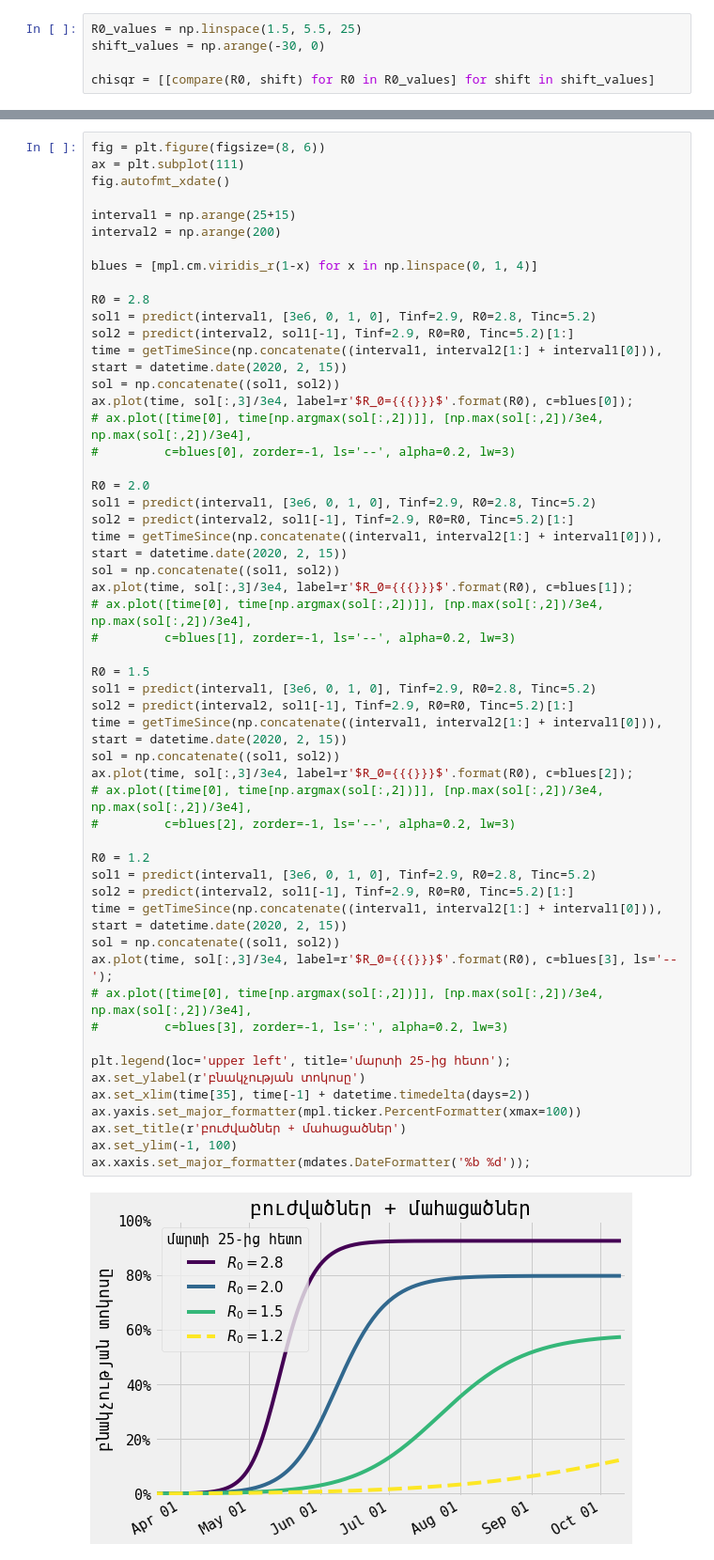
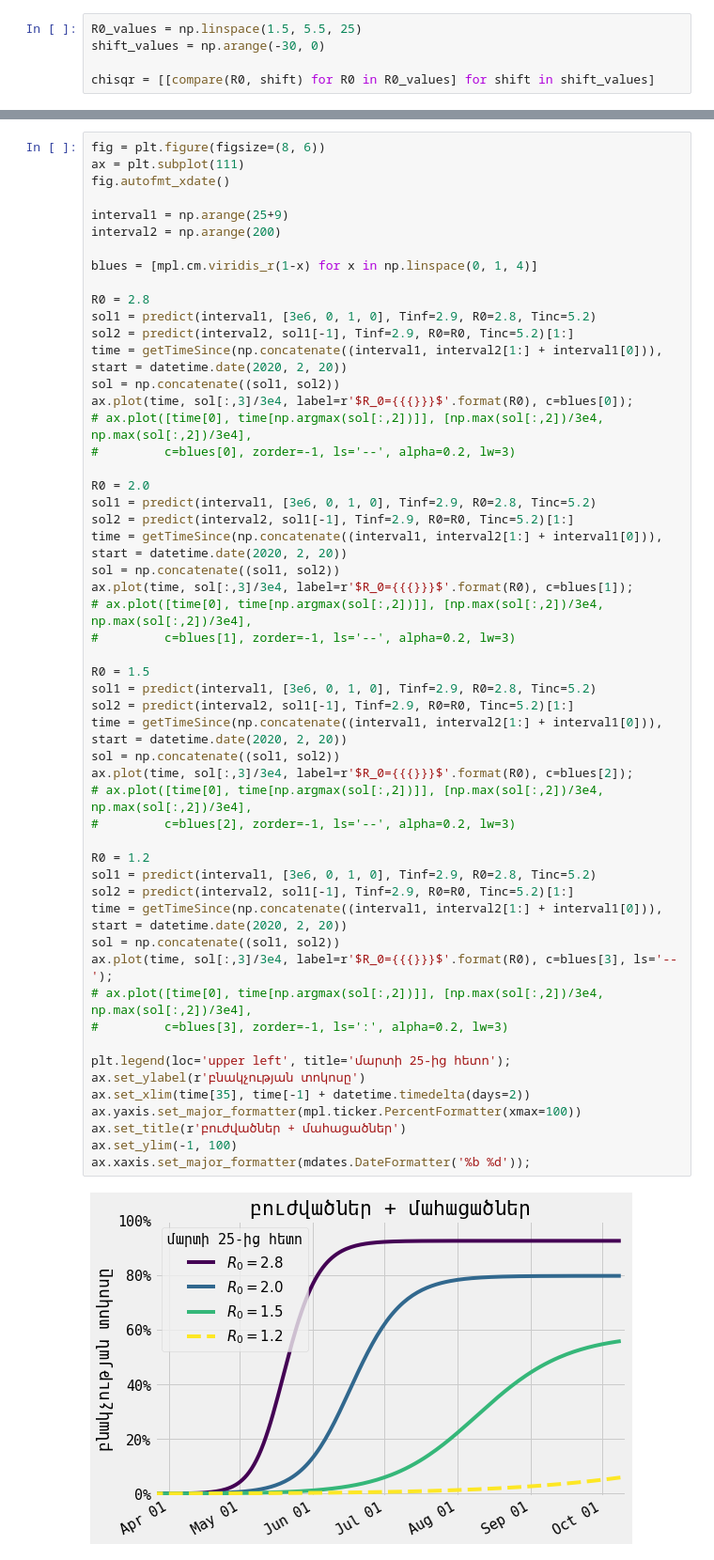
Before and after one commit to haykh/haykh.github.io, a Jupyter notebook: assets/files/2020-covid19-armenia/stayhealthy.ipynb, the cells around one changed output, grey strips where cells are left out. Shown at 94% size. Drawn from its saved outputs; the diff is of its cells as text.

```diff
--- a/assets/files/2020-covid19-armenia/stayhealthy.ipynb
+++ b/assets/files/2020-covid19-armenia/stayhealthy.ipynb
@@ -190,7 +164,7 @@ fig = plt.figure(figsize=(8, 6))
 ax = plt.subplot(111)
 fig.autofmt_xdate()
 
-interval1 = np.arange(25+15)
+interval1 = np.arange(25+9)
 interval2 = np.arange(200)
 
 blues = [mpl.cm.viridis_r(1-x) for x in np.linspace(0, 1, 4)]
@@ -198,7 +172,7 @@ blues = [mpl.cm.viridis_r(1-x) for x in np.linspace(0, 1, 4)]
 R0 = 2.8
 sol1 = predict(interval1, [3e6, 0, 1, 0], Tinf=2.9, R0=2.8, Tinc=5.2)
 sol2 = predict(interval2, sol1[-1], Tinf=2.9, R0=R0, Tinc=5.2)[1:]
-time = getTimeSince(np.concatenate((interval1, interval2[1:] + interval1[0])), start = datetime.date(2020, 2, 15))
+time = getTimeSince(np.concatenate((interval1, interval2[1:] + interval1[0])), start = datetime.date(2020, 2, 20))
 sol = np.concatenate((sol1, sol2))
 ax.plot(time, sol[:,3]/3e4, label=r'$R_0={{{}}}$'.format(R0), c=blues[0]);
 # ax.plot([time[0], time[np.argmax(sol[:,2])]], [np.max(sol[:,2])/3e4, np.max(sol[:,2])/3e4],
@@ -207,39 +181,39 @@ ax.plot(time, sol[:,3]/3e4, label=r'$R_0={{{}}}$'.format(R0), c=blues[0]);
 R0 = 2.0
 sol1 = predict(interval1, [3e6, 0, 1, 0], Tinf=2.9, R0=2.8, Tinc=5.2)
 sol2 = predict(interval2, sol1[-1], Tinf=2.9, R0=R0, Tinc=5.2)[1:]
-time = getTimeSince(np.concatenate((interval1, interval2[1:] + interval1[0])), start = datetime.date(2020, 2, 15))
+time = getTimeSince(np.concatenate((interval1, interval2[1:] + interval1[0])), start = datetime.date(2020, 2, 20))
 sol = np.concatenate((sol1, sol2))
 ax.plot(time, sol[:,3]/3e4, label=r'$R_0={{{}}}$'.format(R0), c=blues[1]);
 # ax.plot([time[0], time[np.argmax(sol[:,2])]], [np.max(sol[:,2])/3e4, np.max(sol[:,2])/3e4],
 #         c=blues[1], zorder=-1, ls='--', alpha=0.2, lw=3)
 
 R0 = 1.5
 sol1 = predict(interval1, [3e6, 0, 1, 0], Tinf=2.9, R0=2.8, Tinc=5.2)
 sol2 = predict(interval2, sol1[-1], Tinf=2.9, R0=R0, Tinc=5.2)[1:]
-time = getTimeSince(np.concatenate((interval1, interval2[1:] + interval1[0])), start = datetime.date(2020, 2, 15))
+time = getTimeSince(np.concatenate((interval1, interval2[1:] + interval1[0])), start = datetime.date(2020, 2, 20))
 sol = np.concatenate((sol1, sol2))
 ax.plot(time, sol[:,3]/3e4, label=r'$R_0={{{}}}$'.format(R0), c=blues[2]);
 # ax.plot([time[0], time[np.argmax(sol[:,2])]], [np.max(sol[:,2])/3e4, np.max(sol[:,2])/3e4],
 #         c=blues[2], zorder=-1, ls='--', alpha=0.2, lw=3)
 
 R0 = 1.2
 sol1 = predict(interval1, [3e6, 0, 1, 0], Tinf=2.9, R0=2.8, Tinc=5.2)
 sol2 = predict(interval2, sol1[-1], Tinf=2.9, R0=R0, Tinc=5.2)[1:]
-time = getTimeSince(np.concatenate((interval1, interval2[1:] + interval1[0])), start = datetime.date(2020, 2, 15))
+time = getTimeSince(np.concatenate((interval1, interval2[1:] + interval1[0])), start = datetime.date(2020, 2, 20))
 sol = np.concatenate((sol1, sol2))
 ax.plot(time, sol[:,3]/3e4, label=r'$R_0={{{}}}$'.format(R0), c=blues[3], ls='--');
 # ax.plot([time[0], time[np.argmax(sol[:,2])]], [np.max(sol[:,2])/3e4, np.max(sol[:,2])/3e4],
 #         c=blues[3], zorder=-1, ls=':', alpha=0.2, lw=3)
 
 plt.legend(loc='upper left', title='մարտի 25-ից հետո');
 ax.set_ylabel(r'բնակչության տոկոսը')
 ax.set_xlim(time[35], time[-1] + datetime.timedelta(days=2))
 ax.yaxis.set_major_formatter(mpl.ticker.PercentFormatter(xmax=100))
 ax.set_title(r'բուժվածներ + մահացածներ')
 ax.set_ylim(-1, 100)
 ax.xaxis.set_major_formatter(mdates.DateFormatter('%b %d'));
 # %% [output]
-[figure, old version]
+[figure, new version]
 # %%
 fig = plt.figure(figsize=(8, 6))
 ax = plt.subplot(111)
```
Also changed, not shown: parts of 4 cells of this notebook, 1 other file.
